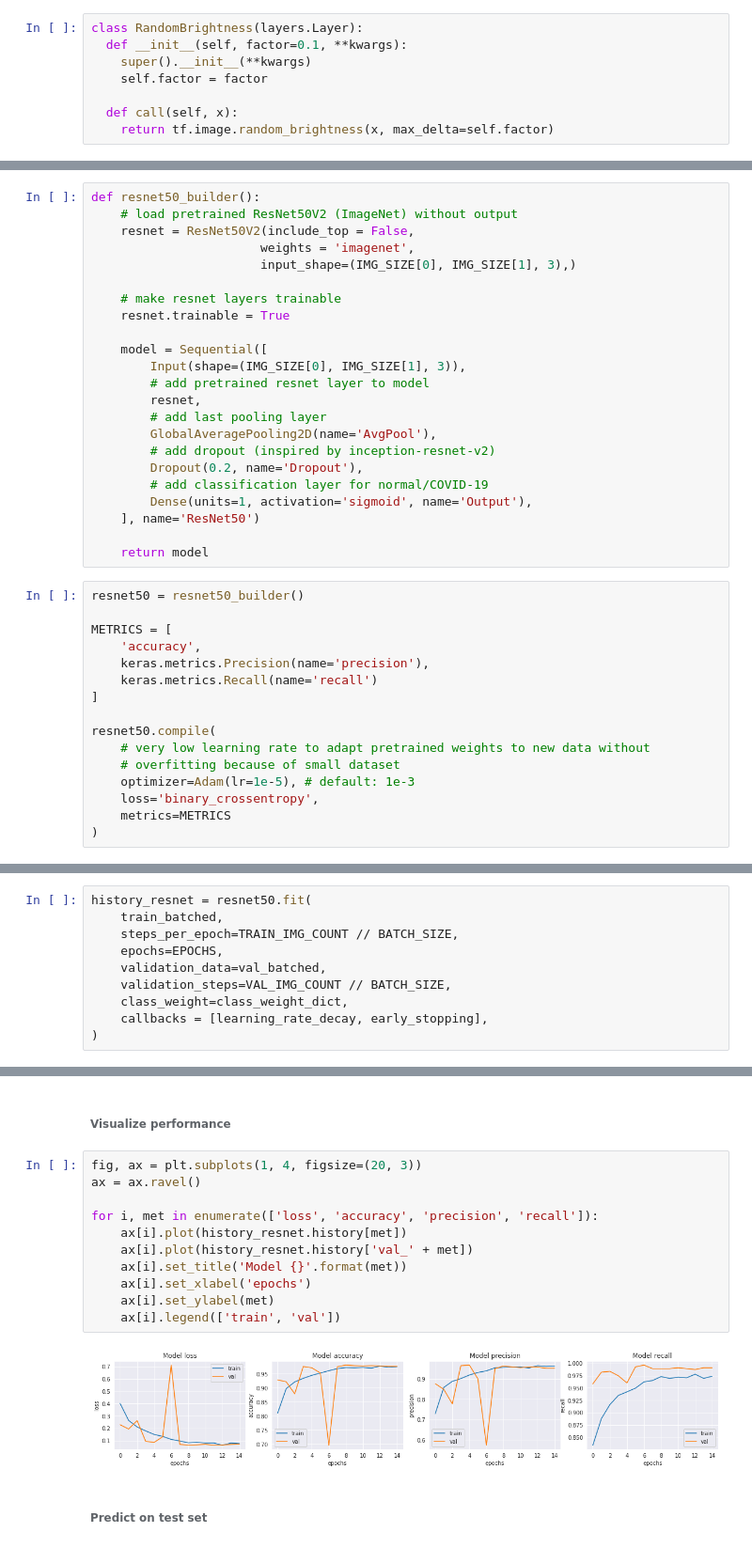
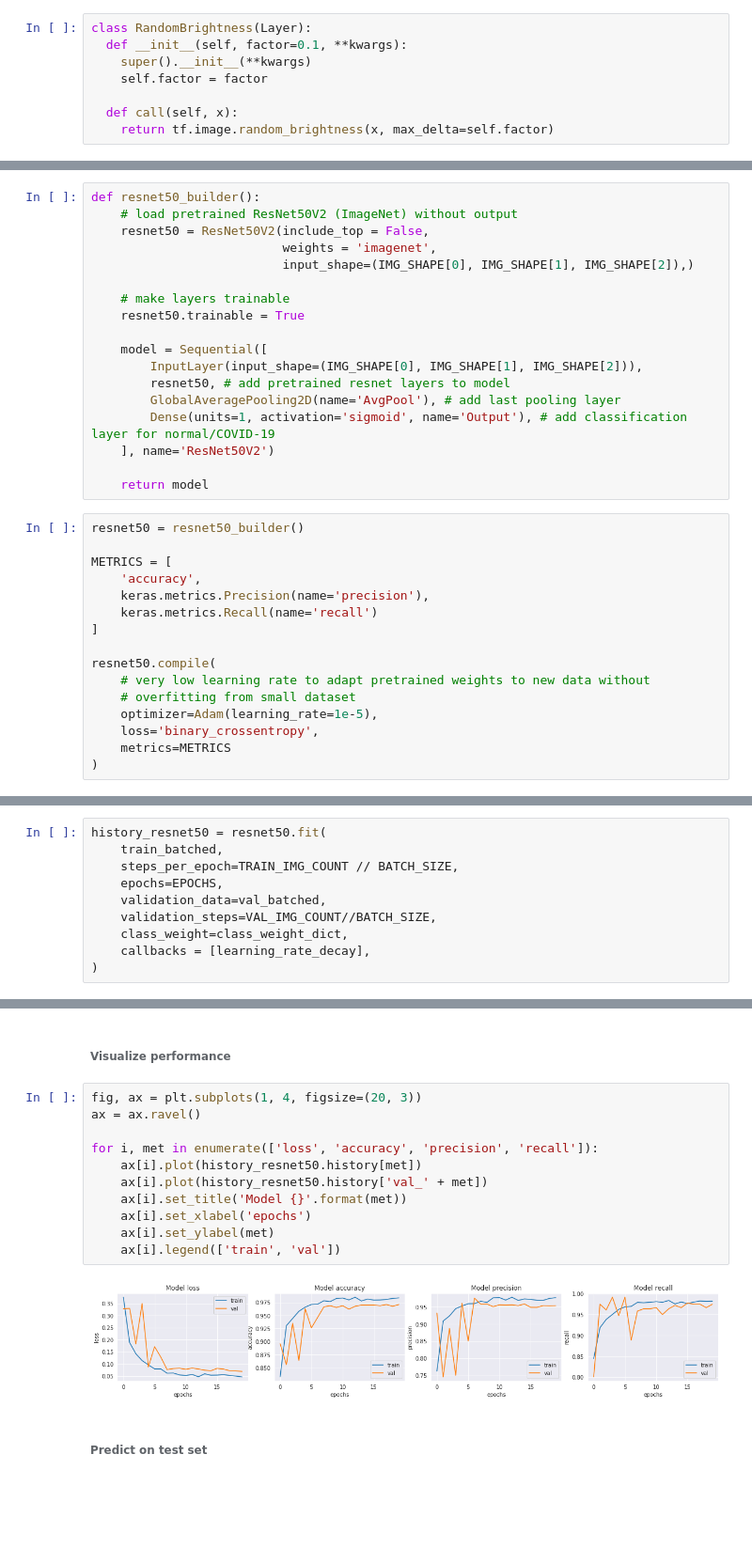
Before and after one commit to luckyos-code/X-COVID, a Jupyter notebook: binary_classification.ipynb, the cells around one changed output, grey strips where cells are left out. Shown: that part at 94% size. Cells and saved outputs as stored; diff of their text form; blank space fills up the shorter version.

```diff
--- a/binary_classification.ipynb
+++ b/binary_classification.ipynb
@@ -241,5 +212,5 @@ datagen = ImageDataGenerator(
 # %%
-class RandomBrightness(layers.Layer):
+class RandomBrightness(Layer):
   def __init__(self, factor=0.1, **kwargs):
     super().__init__(**kwargs)
     self.factor = factor
@@ -391,24 +364,19 @@ Transfer learning: initalize with weights pretrained on ImageNet
 # %%
 def resnet50_builder():
     # load pretrained ResNet50V2 (ImageNet) without output
-    resnet = ResNet50V2(include_top = False,
-                       weights = 'imagenet',
-                       input_shape=(IMG_SIZE[0], IMG_SIZE[1], 3),)
+    resnet50 = ResNet50V2(include_top = False,
+                          weights = 'imagenet',
+                          input_shape=(IMG_SHAPE[0], IMG_SHAPE[1], IMG_SHAPE[2]),)
 
-    # make resnet layers trainable
-    resnet.trainable = True
+    # make layers trainable
+    resnet50.trainable = True
 
     model = Sequential([
-        Input(shape=(IMG_SIZE[0], IMG_SIZE[1], 3)),
-        # add pretrained resnet layer to model
-        resnet,
-        # add last pooling layer
-        GlobalAveragePooling2D(name='AvgPool'),
-        # add dropout (inspired by inception-resnet-v2)
-        Dropout(0.2, name='Dropout'),
-        # add classification layer for normal/COVID-19
-        Dense(units=1, activation='sigmoid', name='Output'),
-    ], name='ResNet50')
+        InputLayer(input_shape=(IMG_SHAPE[0], IMG_SHAPE[1], IMG_SHAPE[2])),
+        resnet50, # add pretrained resnet layers to model
+        GlobalAveragePooling2D(name='AvgPool'), # add last pooling layer
+        Dense(units=1, activation='sigmoid', name='Output'), # add classification layer for normal/COVID-19
+    ], name='ResNet50V2')
 
     return model
 # %%
@@ -422,8 +390,8 @@ METRICS = [
 
 resnet50.compile(
     # very low learning rate to adapt pretrained weights to new data without
-    # overfitting because of small dataset
-    optimizer=Adam(lr=1e-5), # default: 1e-3
+    # overfitting from small dataset
+    optimizer=Adam(learning_rate=1e-5),
     loss='binary_crossentropy',
     metrics=METRICS
 )
@@ -449,13 +418,13 @@ _________________________________________________________________
 # %% [markdown]
 ### Training
 # %%
-history_resnet = resnet50.fit(
+history_resnet50 = resnet50.fit(
     train_batched,
     steps_per_epoch=TRAIN_IMG_COUNT // BATCH_SIZE,
     epochs=EPOCHS,
     validation_data=val_batched,
-    validation_steps=VAL_IMG_COUNT // BATCH_SIZE,
+    validation_steps=VAL_IMG_COUNT//BATCH_SIZE,
     class_weight=class_weight_dict,
-    callbacks = [learning_rate_decay, early_stopping],
+    callbacks = [learning_rate_decay],
 )
 # %% [output]
@@ -483,16 +452,16 @@ Epoch 15/20
 # %%
 fig, ax = plt.subplots(1, 4, figsize=(20, 3))
 ax = ax.ravel()
 
 for i, met in enumerate(['loss', 'accuracy', 'precision', 'recall']):
-    ax[i].plot(history_resnet.history[met])
-    ax[i].plot(history_resnet.history['val_' + met])
+    ax[i].plot(history_resnet50.history[met])
+    ax[i].plot(history_resnet50.history['val_' + met])
     ax[i].set_title('Model {}'.format(met))
     ax[i].set_xlabel('epochs')
     ax[i].set_ylabel(met)
     ax[i].legend(['train', 'val'])
 # %% [output]
-[figure, old version]
+[figure, new version]
 # %% [markdown]
 ###### Predict on test set
 # %%
```
Also changed, not shown: parts of 62 cells of this notebook.
